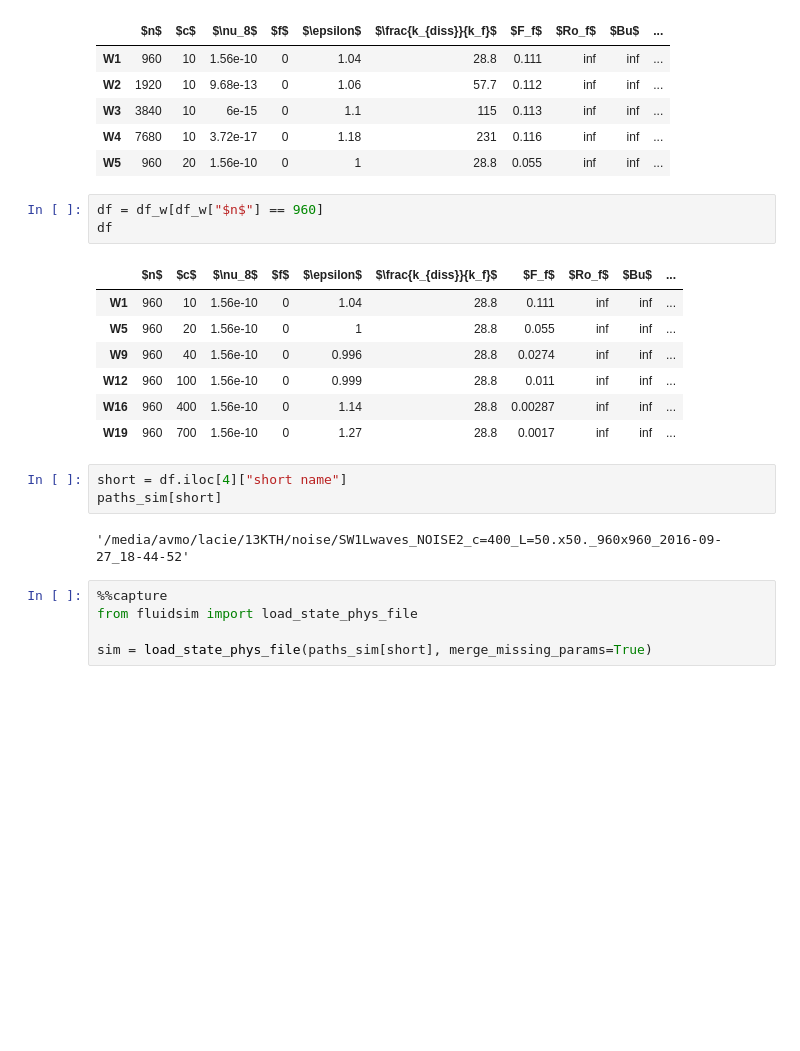
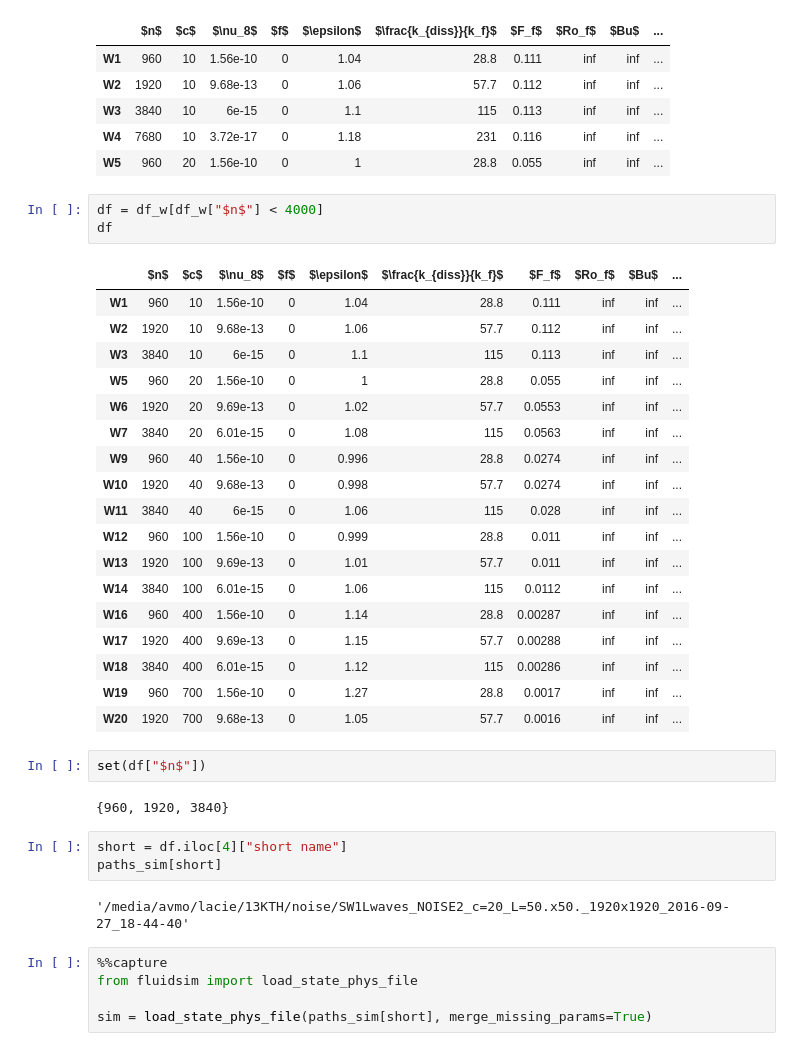
Before and after one commit to ashwinvis/augieretal_jfm_2019_shallow_water, a Jupyter notebook: Python/shock_population.ipynb, the cells around one changed output. Saved outputs shown, nothing was run; the diff lists cells and outputs as text; blank space fills up the shorter version.

```diff
--- a/Python/shock_population.ipynb
+++ b/Python/shock_population.ipynb
@@ -13,21 +13,36 @@ df_w.head()
 | W4 | 7680 | 10 | 3.72e-17 | 0 | 1.18 | 231 | 0.116 | inf | inf | ... |
 | W5 | 960 | 20 | 1.56e-10 | 0 | 1 | 28.8 | 0.055 | inf | inf | ... |
 # %%
-df = df_w[df_w["$n$"] == 960]
+df = df_w[df_w["$n$"] < 4000]
 df
 # %% [output]
 |  | $n$ | $c$ | $\nu_8$ | $f$ | $\epsilon$ | $\frac{k_{diss}}{k_f}$ | $F_f$ | $Ro_f$ | $Bu$ | ... |
 | W1 | 960 | 10 | 1.56e-10 | 0 | 1.04 | 28.8 | 0.111 | inf | inf | ... |
+| W2 | 1920 | 10 | 9.68e-13 | 0 | 1.06 | 57.7 | 0.112 | inf | inf | ... |
+| W3 | 3840 | 10 | 6e-15 | 0 | 1.1 | 115 | 0.113 | inf | inf | ... |
 | W5 | 960 | 20 | 1.56e-10 | 0 | 1 | 28.8 | 0.055 | inf | inf | ... |
+| W6 | 1920 | 20 | 9.69e-13 | 0 | 1.02 | 57.7 | 0.0553 | inf | inf | ... |
+| W7 | 3840 | 20 | 6.01e-15 | 0 | 1.08 | 115 | 0.0563 | inf | inf | ... |
 | W9 | 960 | 40 | 1.56e-10 | 0 | 0.996 | 28.8 | 0.0274 | inf | inf | ... |
+| W10 | 1920 | 40 | 9.68e-13 | 0 | 0.998 | 57.7 | 0.0274 | inf | inf | ... |
+| W11 | 3840 | 40 | 6e-15 | 0 | 1.06 | 115 | 0.028 | inf | inf | ... |
 | W12 | 960 | 100 | 1.56e-10 | 0 | 0.999 | 28.8 | 0.011 | inf | inf | ... |
+| W13 | 1920 | 100 | 9.69e-13 | 0 | 1.01 | 57.7 | 0.011 | inf | inf | ... |
+| W14 | 3840 | 100 | 6.01e-15 | 0 | 1.06 | 115 | 0.0112 | inf | inf | ... |
 | W16 | 960 | 400 | 1.56e-10 | 0 | 1.14 | 28.8 | 0.00287 | inf | inf | ... |
+| W17 | 1920 | 400 | 9.69e-13 | 0 | 1.15 | 57.7 | 0.00288 | inf | inf | ... |
+| W18 | 3840 | 400 | 6.01e-15 | 0 | 1.12 | 115 | 0.00286 | inf | inf | ... |
 | W19 | 960 | 700 | 1.56e-10 | 0 | 1.27 | 28.8 | 0.0017 | inf | inf | ... |
+| W20 | 1920 | 700 | 9.68e-13 | 0 | 1.05 | 57.7 | 0.0016 | inf | inf | ... |
+# %%
+set(df["$n$"])
+# %% [output]
+{960, 1920, 3840}
 # %%
 short = df.iloc[4]["short name"]
 paths_sim[short]
 # %% [output]
-'/media/avmo/lacie/13KTH/noise/SW1Lwaves_NOISE2_c=400_L=50.x50._960x960_2016-09-27_18-44-52'
+'/media/avmo/lacie/13KTH/noise/SW1Lwaves_NOISE2_c=20_L=50.x50._1920x1920_2016-09-27_18-44-40'
 # %%
 %%capture
 from fluidsim import load_state_phys_file
```
Also changed, not shown: parts of 13 cells of this notebook, 2 other files.
